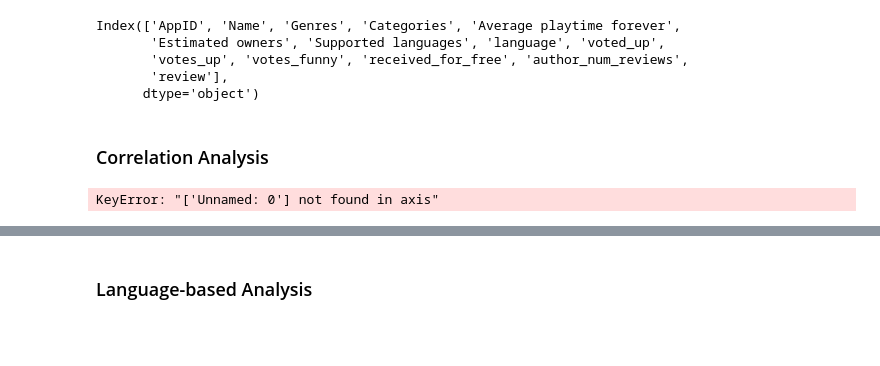
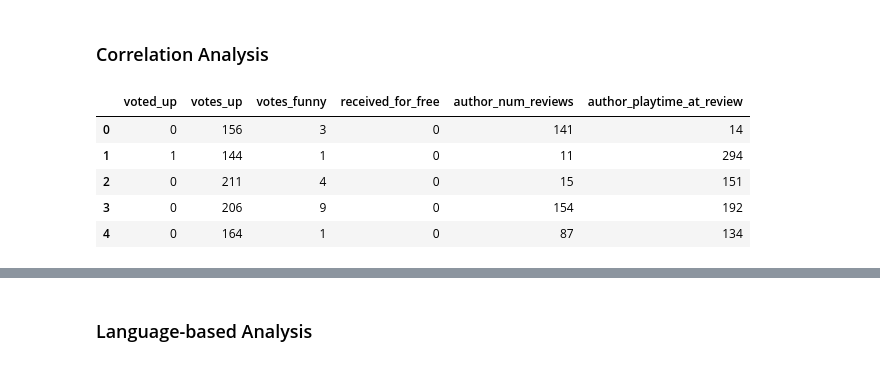
Before and after one commit to srjsissel/dsw-project, a Jupyter notebook: final.ipynb, the cells around one changed output, grey strips where cells are left out. Drawn from its saved outputs; the diff is of its cells as text; code cells hidden in the pictures; blank space fills up the shorter version.

Commit message:
Improve language-based genre analysis

```diff
--- a/final.ipynb
+++ b/final.ipynb
@@ -28,23 +28,20 @@ Index(['AppID', 'Name', 'Genres', 'Categories', 'Average playtime forever',
       dtype='object')
-# %%
-combined_df.columns
-# %% [output]
-Index(['AppID', 'Name', 'Genres', 'Categories', 'Average playtime forever',
-       'Estimated owners', 'Supported languages', 'language', 'voted_up',
-       'votes_up', 'votes_funny', 'received_for_free', 'author_num_reviews',
-       'review'],
-      dtype='object')
 # %% [markdown]
 ### Correlation Analysis
 # %%
 # Filter out columns with numerical values
 numerical_columns = combined_df.select_dtypes(include=['float64', 'int64']).columns
 numerical_df = combined_df[numerical_columns]
 
 # Skip the Unnamed: 0 and AppID columns
-numerical_df = numerical_df.drop(columns=['Unnamed: 0', 'AppID'])
+numerical_df = numerical_df.drop(columns=['AppID', 'Average playtime forever'])
 
 numerical_df.head()
 # %% [output]
-KeyError: "['Unnamed: 0'] not found in axis"
+|  | voted_up | votes_up | votes_funny | received_for_free | author_num_reviews | author_playtime_at_review |
+| 0 | 0 | 156 | 3 | 0 | 141 | 14 |
+| 1 | 1 | 144 | 1 | 0 | 11 | 294 |
+| 2 | 0 | 211 | 4 | 0 | 15 | 151 |
+| 3 | 0 | 206 | 9 | 0 | 154 | 192 |
+| 4 | 0 | 164 | 1 | 0 | 87 | 134 |
 # %%
```
Also changed, not shown: parts of 12 cells of this notebook, 4 other files.
